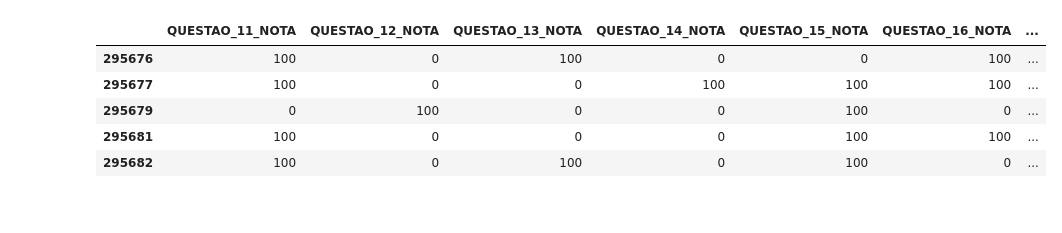
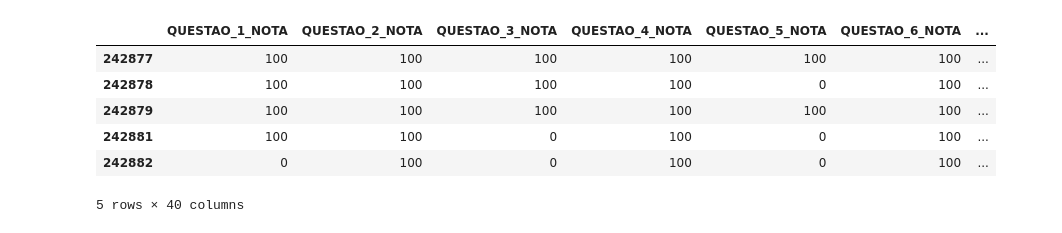
Before and after one commit to renan-cunha/KDD-Enade-Computing, a Jupyter notebook: new_main.ipynb, the cells around one changed output. Drawn from its saved outputs; the diff is of its cells as text; code cells hidden in the pictures.

```diff
--- a/new_main.ipynb
+++ b/new_main.ipynb
@@ -10,7 +11,7 @@ from src import subject_manipulation
 # %%
 subject_df = subject_manipulation.get_processed_subject_df()
 # %%
-year = 2008
+year = 2005
 # %%
 subject_df = subject_df.loc[subject_df['ano'] == year]
 subject_df.head()
@@ -39,4 +41,4 @@ array(['Algoritmos e estruturas de dados',
 # %%
-enade_2017_df, original_df = get_processed_enade_2008(f"data/enade/enade{year}/2.DADOS/microdados_enade_{year}.csv")
+enade_2017_df, original_df = get_processed_enade_2005(f"data/enade/enade{year}/2.DADOS/microdados_enade_{year}.csv")
 enade_2017_df.head()
 # %% [output]
@@ -89,9 +178,10 @@ enade_2017_df = util.add_all_score_subjects(enade_2017_df, subject_df, objective
 # %%
-enade_2017_df.head()[[f"QUESTAO_{i}_NOTA" for i in range(11, 21)]]
+enade_2017_df.head()[[f"QUESTAO_{i}_NOTA" for i in range(1, 41)]]
 # %% [output]
-|  | QUESTAO_11_NOTA | QUESTAO_12_NOTA | QUESTAO_13_NOTA | QUESTAO_14_NOTA | QUESTAO_15_NOTA | QUESTAO_16_NOTA | ... |
-| 295676 | 100 | 0 | 100 | 0 | 0 | 100 | ... |
-| 295677 | 100 | 0 | 0 | 100 | 100 | 100 | ... |
-| 295679 | 0 | 100 | 0 | 0 | 100 | 0 | ... |
-| 295681 | 100 | 0 | 0 | 0 | 100 | 100 | ... |
-| 295682 | 100 | 0 | 100 | 0 | 100 | 0 | ... |
+|  | QUESTAO_1_NOTA | QUESTAO_2_NOTA | QUESTAO_3_NOTA | QUESTAO_4_NOTA | QUESTAO_5_NOTA | QUESTAO_6_NOTA | ... |
+| 242877 | 100 | 100 | 100 | 100 | 100 | 100 | ... |
+| 242878 | 100 | 100 | 100 | 100 | 0 | 100 | ... |
+| 242879 | 100 | 100 | 100 | 100 | 100 | 100 | ... |
+| 242881 | 100 | 100 | 0 | 100 | 0 | 100 | ... |
+| 242882 | 0 | 100 | 0 | 100 | 0 | 100 | ... |
+5 rows × 40 columns
```
Also changed, not shown: parts of 19 cells of this notebook, 2 other files.
